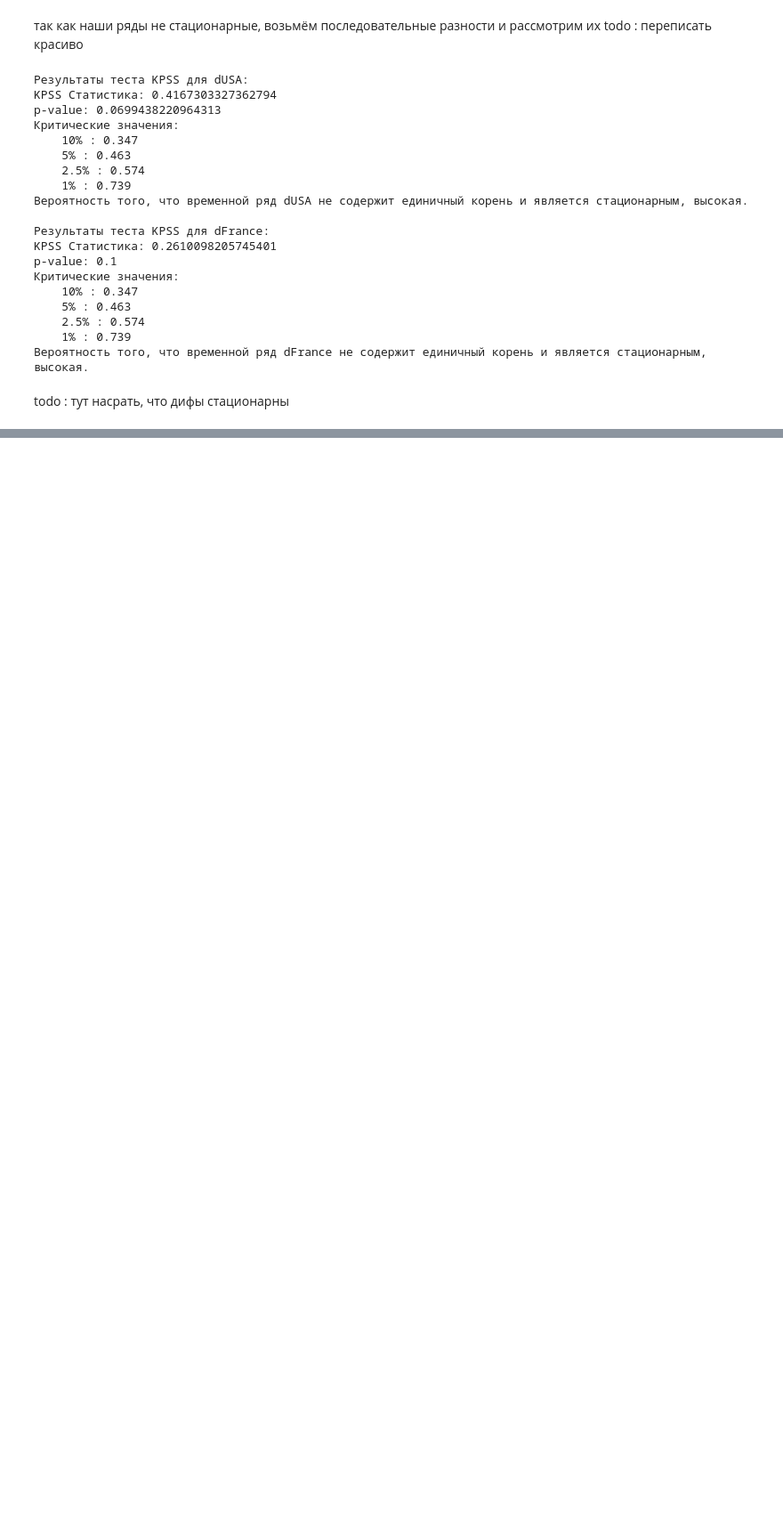
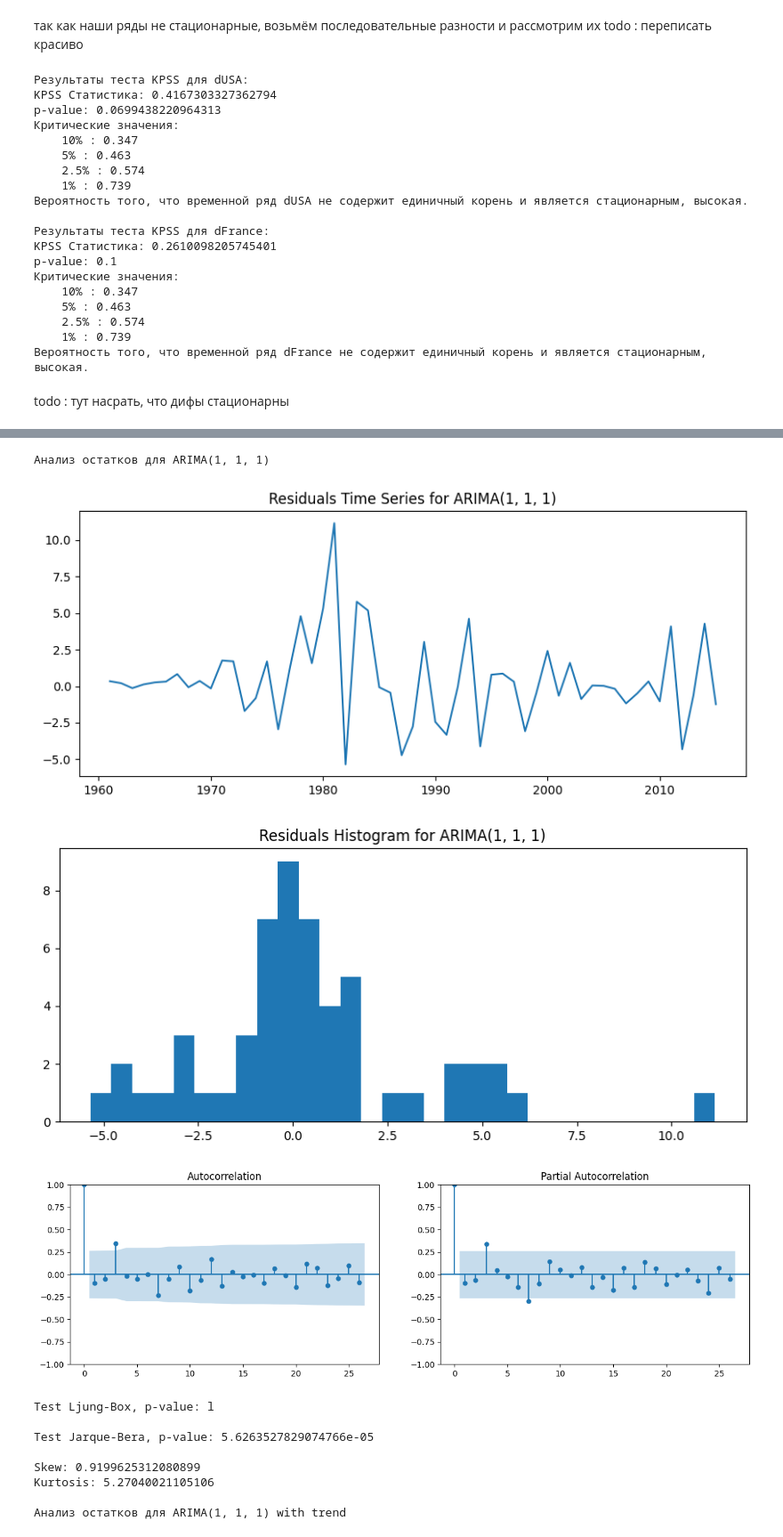
Before and after one commit to ErmakovSemen/banks_analitics, a Jupyter notebook: banks_analytics.ipynb, the cells around one changed output, grey strips where cells are left out. Shown at 89% size. Drawn from its saved outputs; the diff is of its cells as text; code cells hidden in the pictures; blank space fills up the shorter version.

```diff
--- a/banks_analytics.ipynb
+++ b/banks_analytics.ipynb
@@ -388,0 +619,15 @@ todo : тут насрать, что дифы стационарны
+# %%
+model_diffs('France')
+# %% [output]
+Анализ остатков для ARIMA(1, 1, 1)
+[figure, added]
+[figure, added]
+[figure, added]
+Test Ljung-Box, p-value: l
+
+Test Jarque-Bera, p-value: 5.6263527829074766e-05
+
+Skew: 0.9199625312080899
+Kurtosis: 5.27040021105106
+
+Анализ остатков для ARIMA(1, 1, 1) with trend
```
Also changed, not shown: parts of 17 cells of this notebook.
